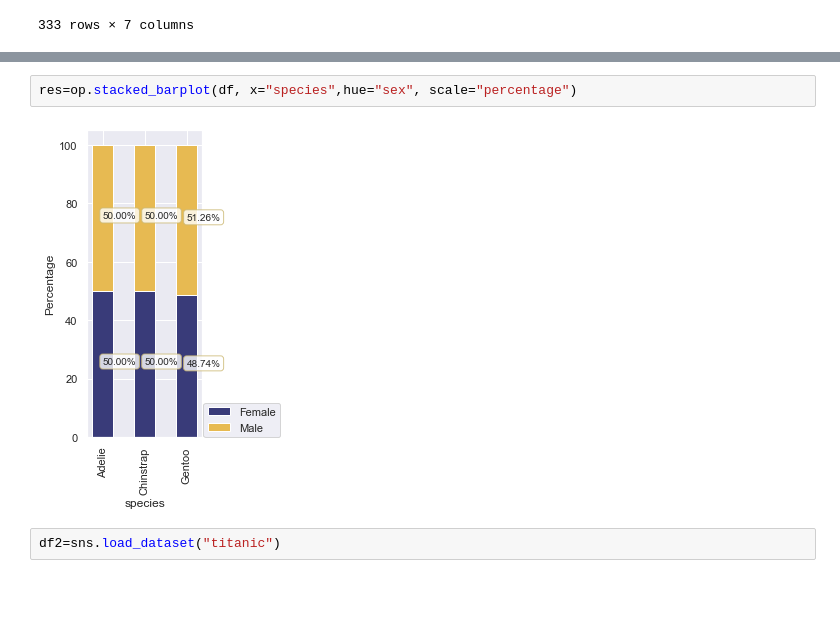
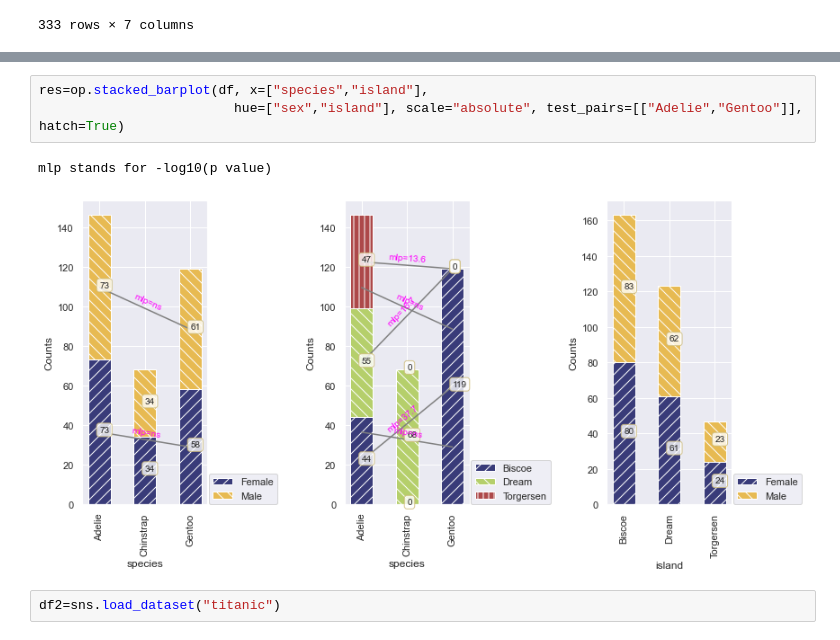
Before and after one commit to koonimaru/omniplot, a Jupyter notebook: ipynb/stacked_bar.ipynb, the cells around one changed output, grey strips where cells are left out. Cells and saved outputs as stored; diff of their text form; blank space fills up the shorter version.

Commit message:
updated stacked_barplot

```diff
--- a/ipynb/stacked_bar.ipynb
+++ b/ipynb/stacked_bar.ipynb
@@ -51,7 +39,9 @@ res=op.stacked_barplot(df, x="species",hue="island", scale="fraction")
 # %%
-res=op.stacked_barplot(df, x="species",hue="sex", scale="percentage")
+res=op.stacked_barplot(df, x=["species","island"],
+                         hue=["sex","island"], scale="absolute", test_pairs=[["Adelie","Gentoo"]], hatch=True)
 # %% [output]
+mlp stands for -log10(p value)
-[figure, old version]
+[figure, new version]
 # %%
 df2=sns.load_dataset("titanic")
 # %%
```
Also changed, not shown: parts of 5 cells of this notebook, 2 other files.
